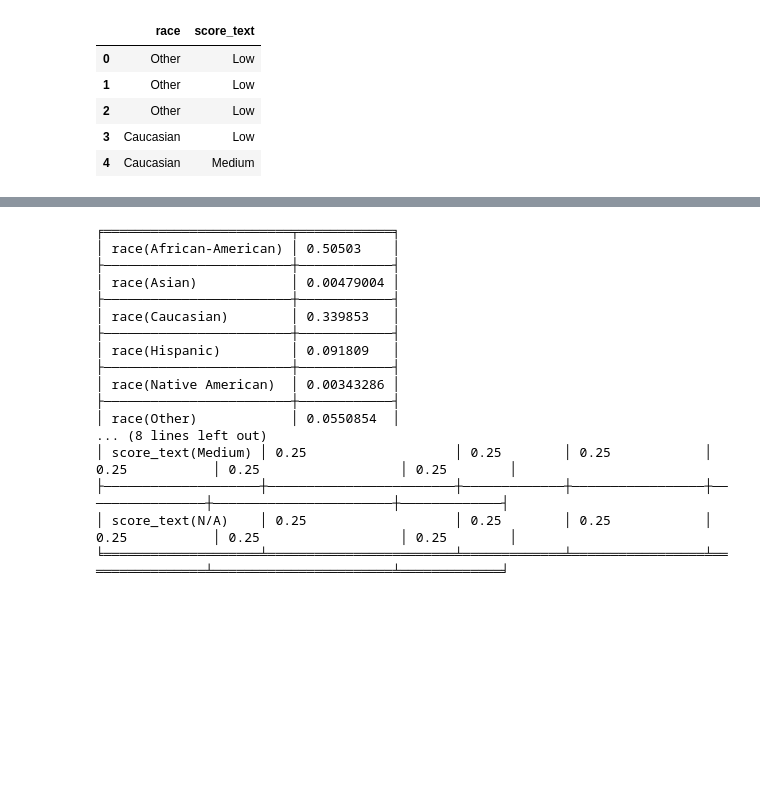
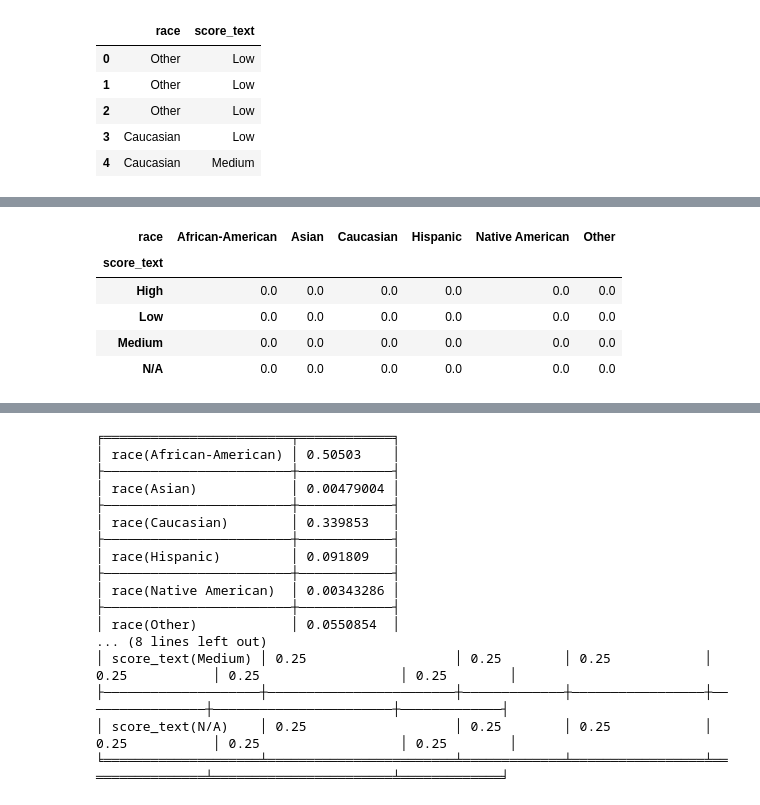
Before and after one commit to olethrosdc/ml-society-science, a Jupyter notebook: src/tutorial-1/Untitled.ipynb, the cells around one changed output, grey strips where cells are left out. Drawn from its saved outputs; the diff is of its cells as text; code cells hidden in the pictures; blank space fills up the shorter version.

```diff
--- a/src/tutorial-1/Untitled.ipynb
+++ b/src/tutorial-1/Untitled.ipynb
@@ -96,2 +131,13 @@ from pgmpy.estimators import MaximumLikelihoodEstimator, BayesianEstimator
 # %%
 model = BayesianModel([('race', 'score_text')])
+# %%
+pe = ParameterEstimator(model, df)
+# %%
+pe.state_counts('score_text')
+# %% [output]
+| race | African-American | Asian | Caucasian | Hispanic | Native American | Other |
+| score_text |  |  |  |  |  |  |
+| High | 0.0 | 0.0 | 0.0 | 0.0 | 0.0 | 0.0 |
+| Low | 0.0 | 0.0 | 0.0 | 0.0 | 0.0 | 0.0 |
+| Medium | 0.0 | 0.0 | 0.0 | 0.0 | 0.0 | 0.0 |
+| N/A | 0.0 | 0.0 | 0.0 | 0.0 | 0.0 | 0.0 |
```
Also changed, not shown: parts of 12 cells of this notebook.
